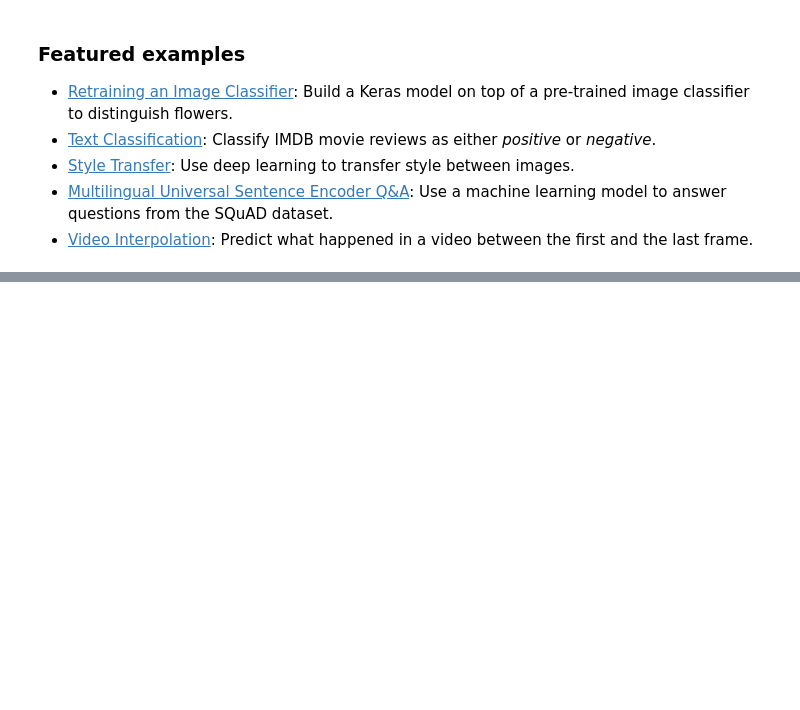
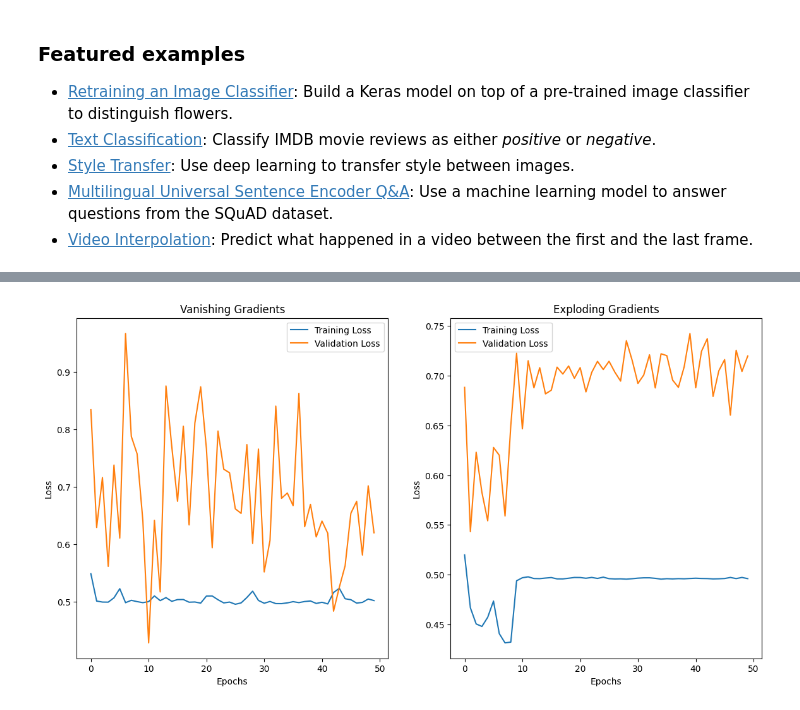
Before and after one commit to 2203a51511/NLP, a Jupyter notebook: Welcome_To_Colab.ipynb, the cells around one changed output, grey strips where cells are left out. Cells and saved outputs as stored; diff of their text form; code cells hidden in the pictures; blank space fills up the shorter version.

```diff
--- a/Welcome_To_Colab.ipynb
+++ b/Welcome_To_Colab.ipynb
@@ -261,0 +324,68 @@ These are a few of the notebooks from Google's online Machine Learning course. S
+# %%
+import numpy as np
+import tensorflow as tf
+from tensorflow.keras.models import Sequential
+from tensorflow.keras.layers import Dense
+from tensorflow.keras.optimizers import Adam
+import matplotlib.pyplot as plt
+
+# Generate synthetic data
+def generate_synthetic_data(n_samples=1000):
+    X = np.linspace(-1, 1, n_samples)
+    y = np.sin(3 * np.pi * X) + np.random.normal(0, 0.1, n_samples)
+    return X, y
+
+X, y = generate_synthetic_data()
+
+# Create model with vanishing gradients
+def create_vanishing_model():
+    model = Sequential()
+    model.add(Dense(100, input_dim=1, activation='sigmoid'))
+    for _ in range(10):
+        model.add(Dense(100, activation='sigmoid'))
+    model.add(Dense(1))
+    model.compile(optimizer=Adam(learning_rate=0.001), loss='mse')
+    return model
+
+# Create model with exploding gradients
+def create_exploding_model():
+    model = Sequential()
+    model.add(Dense(100, input_dim=1, activation='relu'))
+    for _ in range(10):
+        model.add(Dense(100, activation='relu'))
+    model.add(Dense(1))
+    model.compile(optimizer=Adam(learning_rate=0.01), loss='mse')
+    return model
+
+# Train and plot results for vanishing gradients
+model_vanishing = create_vanishing_model()
+history_vanishing = model_vanishing.fit(X, y, epochs=50, verbose=0, validation_split=0.1)
+
+# Train and plot results for exploding gradients
+model_exploding = create_exploding_model()
+history_exploding = model_exploding.fit(X, y, epochs=50, verbose=0, validation_split=0.1)
+
+# Plot loss curves
+plt.figure(figsize=(14, 7))
+
+# Vanishing gradients
+plt.subplot(1, 2, 1)
+plt.plot(history_vanishing.history['loss'], label='Training Loss')
+plt.plot(history_vanishing.history['val_loss'], label='Validation Loss')
+plt.title('Vanishing Gradients')
+plt.xlabel('Epochs')
+plt.ylabel('Loss')
+plt.legend()
+
+# Exploding gradients
+plt.subplot(1, 2, 2)
+plt.plot(history_exploding.history['loss'], label='Training Loss')
+plt.plot(history_exploding.history['val_loss'], label='Validation Loss')
+plt.title('Exploding Gradients')
+plt.xlabel('Epochs')
+plt.ylabel('Loss')
+plt.legend()
+
+plt.show()
+# %% [output]
+[figure, added]
```
Also changed, not shown: parts of 5 cells of this notebook.
